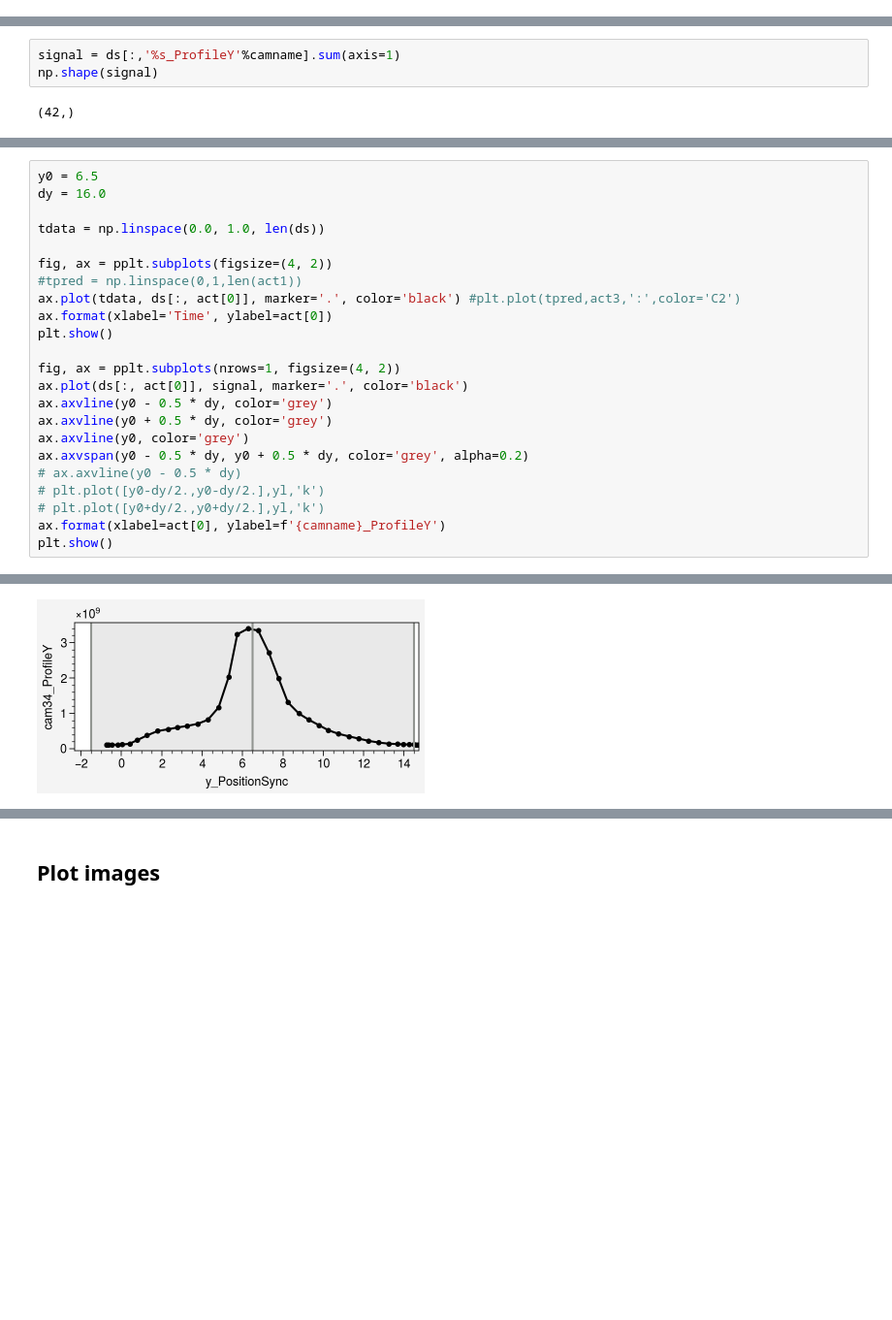
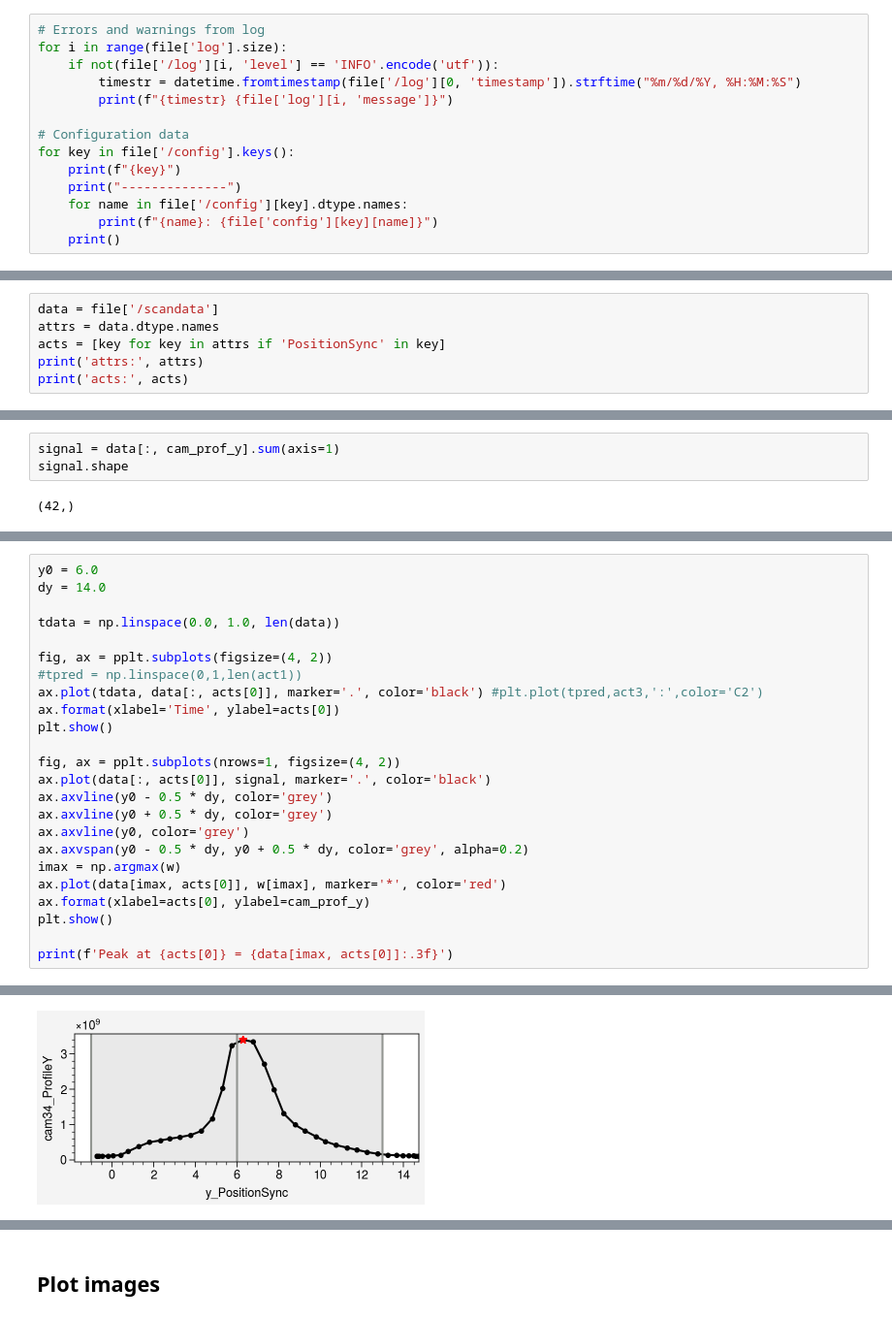
Before and after one commit to austin-hoover/analysis-sns-btf, a Jupyter notebook: process-y1d-vs06.ipynb, the cells around one changed output, grey strips where cells are left out. Shown at 97% size. Cells and saved outputs as stored; diff of their text form; blank space fills up the shorter version.

```diff
--- a/process-y1d-vs06.ipynb
+++ b/process-y1d-vs06.ipynb
@@ -57,0 +46,14 @@ ds = data  # change later
+# %%
+# Errors and warnings from log
+for i in range(file['log'].size):
+    if not(file['/log'][i, 'level'] == 'INFO'.encode('utf')):
+        timestr = datetime.fromtimestamp(file['/log'][0, 'timestamp']).strftime("%m/%d/%Y, %H:%M:%S")
+        print(f"{timestr} {file['log'][i, 'message']}")
+
+# Configuration data
+for key in file['/config'].keys():
+    print(f"{key}")
+    print("--------------")
+    for name in file['/config'][key].dtype.names:
+        print(f"{name}: {file['config'][key][name]}")
+    print()
@@ -57,0 +78,6 @@ ds = data  # change later
+# %%
+data = file['/scandata']
+attrs = data.dtype.names
+acts = [key for key in attrs if 'PositionSync' in key]
+print('attrs:', attrs)
+print('acts:', acts)
@@ -58,5 +87,5 @@ ds = data  # change later
 # %%
-signal = ds[:,'%s_ProfileY'%camname].sum(axis=1)
-np.shape(signal)
+signal = data[:, cam_prof_y].sum(axis=1)
+signal.shape
 # %% [output]
 (42,)
@@ -63,26 +94,27 @@ np.shape(signal)
 # %%
-y0 = 6.5
-dy = 16.0
+y0 = 6.0
+dy = 14.0
 
-tdata = np.linspace(0.0, 1.0, len(ds))
+tdata = np.linspace(0.0, 1.0, len(data))
 
 fig, ax = pplt.subplots(figsize=(4, 2))
 #tpred = np.linspace(0,1,len(act1))
-ax.plot(tdata, ds[:, act[0]], marker='.', color='black') #plt.plot(tpred,act3,':',color='C2')
-ax.format(xlabel='Time', ylabel=act[0])
+ax.plot(tdata, data[:, acts[0]], marker='.', color='black') #plt.plot(tpred,act3,':',color='C2')
+ax.format(xlabel='Time', ylabel=acts[0])
 plt.show()
 
 fig, ax = pplt.subplots(nrows=1, figsize=(4, 2))
-ax.plot(ds[:, act[0]], signal, marker='.', color='black')
+ax.plot(data[:, acts[0]], signal, marker='.', color='black')
 ax.axvline(y0 - 0.5 * dy, color='grey')
 ax.axvline(y0 + 0.5 * dy, color='grey')
 ax.axvline(y0, color='grey')
 ax.axvspan(y0 - 0.5 * dy, y0 + 0.5 * dy, color='grey', alpha=0.2)
-# ax.axvline(y0 - 0.5 * dy)
-# plt.plot([y0-dy/2.,y0-dy/2.],yl,'k')
-# plt.plot([y0+dy/2.,y0+dy/2.],yl,'k')
-ax.format(xlabel=act[0], ylabel=f'{camname}_ProfileY')
+imax = np.argmax(w)
+ax.plot(data[imax, acts[0]], w[imax], marker='*', color='red')
+ax.format(xlabel=acts[0], ylabel=cam_prof_y)
 plt.show()
+
+print(f'Peak at {acts[0]} = {data[imax, acts[0]]:.3f}')
 # %% [output]
 [figure]
-[figure, old version]
+[figure, new version]
```
Also changed, not shown: parts of 25 cells of this notebook, 5 other files.
